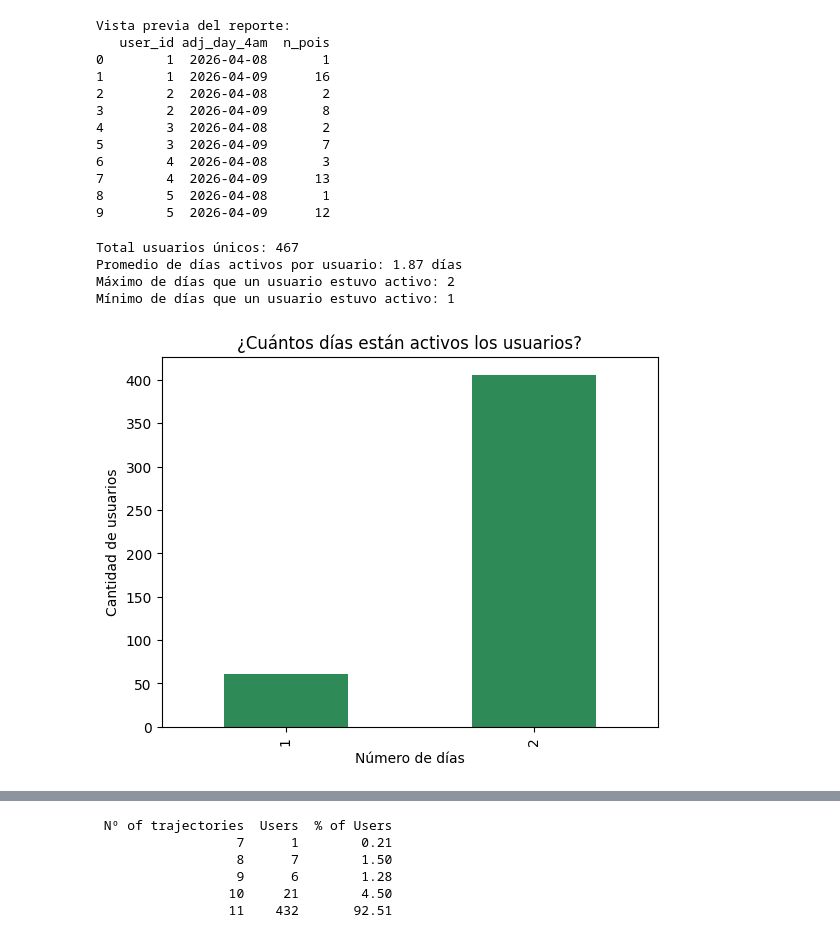
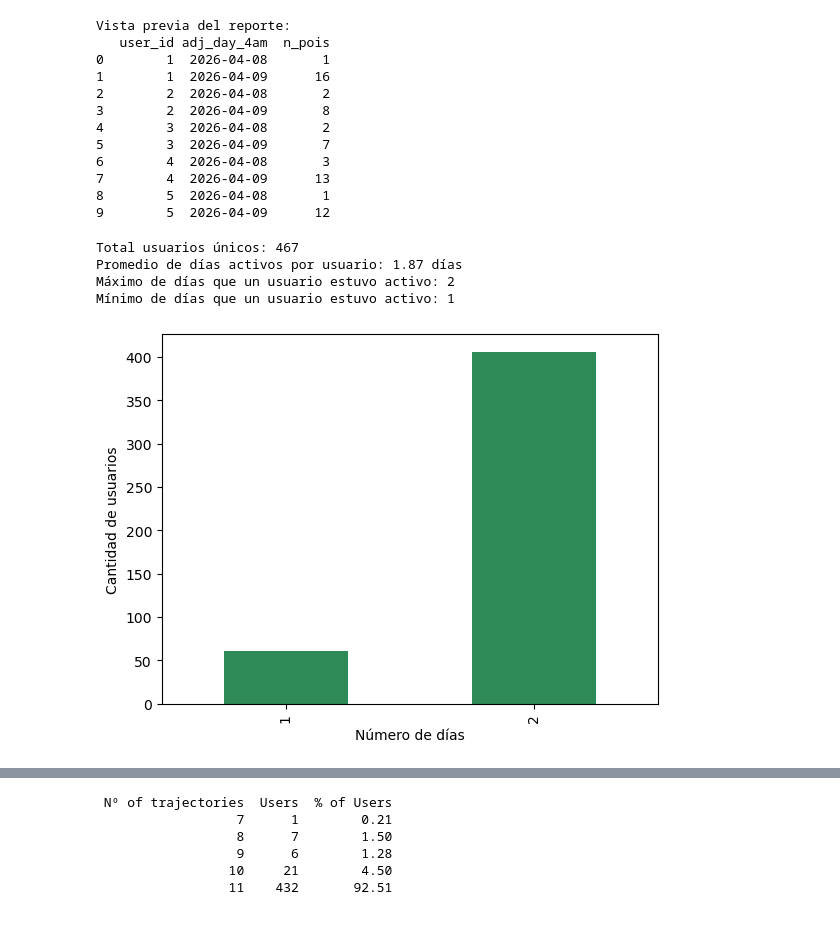
Before and after one commit to annaszymanskicortes/MScThesis_mobilityanalysis, a Jupyter notebook: data china.ipynb, the cells around one changed output, grey strips where cells are left out. Drawn from its saved outputs; the diff is of its cells as text; code cells hidden in the pictures.

```diff
--- a/data china.ipynb
+++ b/data china.ipynb
@@ -1667,18 +1183,17 @@ Vista previa del reporte:
 # %%
 dias_por_usuario = res_final.groupby('user_id').size()
 print(f"Total usuarios únicos: {len(dias_por_usuario)}")
 print(f"Promedio de días activos por usuario: {dias_por_usuario.mean():.2f} días")
 print(f"Máximo de días que un usuario estuvo activo: {dias_por_usuario.max()}")
 print(f"Mínimo de días que un usuario estuvo activo: {dias_por_usuario.min()}")
 import matplotlib.pyplot as plt
 dias_por_usuario.value_counts().sort_index().plot(kind='bar', color='seagreen')
-plt.title('¿Cuántos días están activos los usuarios?')
 plt.xlabel('Número de días')
 plt.ylabel('Cantidad de usuarios')
 plt.show()
 # %% [output]
 Total usuarios únicos: 467
 Promedio de días activos por usuario: 1.87 días
 Máximo de días que un usuario estuvo activo: 2
 Mínimo de días que un usuario estuvo activo: 1
-[figure, old version]
+[figure, new version]
```
Also changed, not shown: parts of 36 cells of this notebook, 3 other files.
